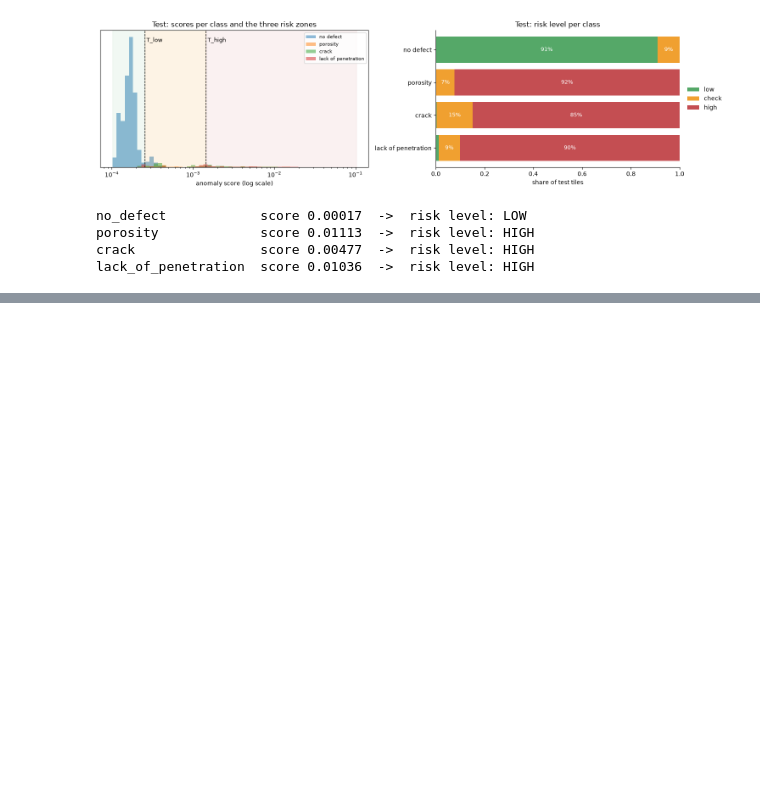
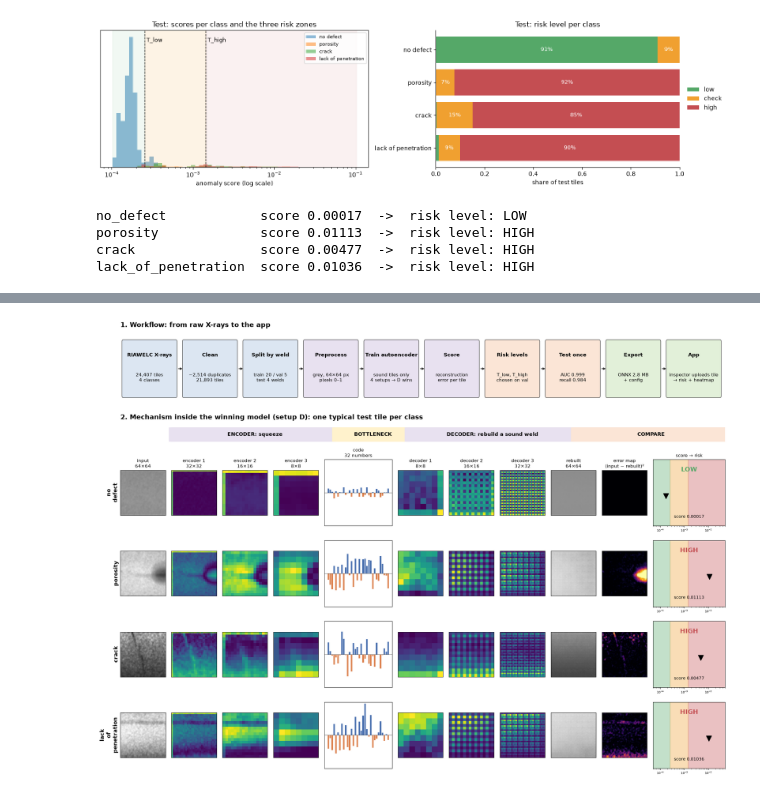
Before and after one commit to TKn0312/hackathon-team1-weld-anomaly, a Jupyter notebook: 01_autoencoder/notebook/autoencoder.ipynb, the cells around one changed output, grey strips where cells are left out. Cells and saved outputs as stored; diff of their text form; code cells hidden in the pictures; blank space fills up the shorter version.

Commit message:
Add pipeline overview: workflow and the mechanism inside the model

```diff
--- a/01_autoencoder/notebook/autoencoder.ipynb
+++ b/01_autoencoder/notebook/autoencoder.ipynb
@@ -1166,0 +1178,89 @@ Ordered by what we expect to learn per hour of work. ⭐ = recommended next.
+# %%
+RISK_COLOURS = {"low": "#55A868", "check": "#F0A030", "high": "#C44E52"}
+fig = plt.figure(figsize=(26, 19))
+outer = fig.add_gridspec(2, 1, height_ratios=[1.0, 4.6], hspace=0.08)
+
+# ---------------- top: workflow ----------------
+ax = fig.add_subplot(outer[0]); ax.set_xlim(0, 100); ax.set_ylim(0, 10); ax.axis("off")
+steps = [
+    ("RIAWELC X-rays", f"24,407 tiles\n4 classes", "#DCE6F2"),
+    ("Clean", "−2,514 duplicates\n21,893 tiles", "#DCE6F2"),
+    ("Split by weld", "train 20 / val 5\ntest 4 welds", "#DCE6F2"),
+    ("Preprocess", f"grey, {IMAGE_SIZE}×{IMAGE_SIZE} px\npixels 0–1", "#E8E1F0"),
+    ("Train autoencoder", "sound tiles only\n4 setups → D wins", "#E8E1F0"),
+    ("Score", "reconstruction\nerror per tile", "#E8E1F0"),
+    ("Risk levels", "T_low, T_high\nchosen on val", "#FBE5D6"),
+    ("Test once", f"AUC {config['test_roc_auc']:.3f}\nrecall {config['test_recall']:.3f}", "#FBE5D6"),
+    ("Export", "ONNX 2.8 MB\n+ config", "#E2F0D9"),
+    ("App", "inspector uploads tile\n→ risk + heatmap", "#E2F0D9"),
+]
+w, gap = 8.6, 1.4
+for i, (title, body, colour) in enumerate(steps):
+    x0 = 0.5 + i * (w + gap)
+    ax.add_patch(FancyBboxPatch((x0, 1.2), w, 7.2, boxstyle="round,pad=0.25", fc=colour, ec="#555", lw=1.2))
+    ax.text(x0 + w / 2, 6.6, title, ha="center", va="center", fontsize=12.5, fontweight="bold")
+    ax.text(x0 + w / 2, 3.6, body, ha="center", va="center", fontsize=10.5)
+    if i < len(steps) - 1:
+        ax.annotate("", xy=(x0 + w + gap - 0.1, 4.8), xytext=(x0 + w + 0.35, 4.8),
+                    arrowprops=dict(arrowstyle="-|>", color="#333", lw=1.6))
+ax.set_title("1. Workflow: from raw X-rays to the app", fontsize=16, loc="left", fontweight="bold")
+
+# ---------------- bottom: mechanism ----------------
+columns = [("input\n64×64", "x", "img"), ("encoder 1\n32×32", "enc0", "feat"), ("encoder 2\n16×16", "enc1", "feat"),
+           ("encoder 3\n8×8", "enc2", "feat"), ("code\n32 numbers", "code", "code"), ("decoder 1\n8×8", "dec0", "feat"),
+           ("decoder 2\n16×16", "dec1", "feat"), ("decoder 3\n32×32", "dec2", "feat"), ("rebuilt\n64×64", "rec", "img"),
+           ("error map\n(input − rebuilt)²", "err", "err"), ("score → risk", "score", "score")]
+inner = outer[1].subgridspec(len(rows) + 1, len(columns), height_ratios=[0.35] + [1] * len(rows),
+                             width_ratios=[1, 1, 1, 1, 1.5, 1, 1, 1, 1, 1, 1.6], wspace=0.12, hspace=0.25)
+
+# header with the encoder / bottleneck / decoder bands
+head = fig.add_subplot(inner[0, :]); head.axis("off"); head.set_xlim(0, 1); head.set_ylim(0, 1)
+head.set_title("2. Mechanism inside the winning model (setup D): one typical test tile per class",
+               fontsize=16, loc="left", fontweight="bold")
+for x0, x1, text, colour in [(0.09, 0.355, "ENCODER: squeeze", "#E8E1F0"), (0.36, 0.475, "BOTTLENECK", "#FFF2CC"),
+                             (0.48, 0.75, "DECODER: rebuild a sound weld", "#E8E1F0"),
+                             (0.755, 1.0, "COMPARE", "#FBE5D6")]:
+    head.add_patch(FancyBboxPatch((x0, 0.15), x1 - x0, 0.6, boxstyle="round,pad=0.01", fc=colour, ec="none"))
+    head.text((x0 + x1) / 2, 0.45, text, ha="center", va="center", fontsize=12, fontweight="bold")
+
+err_max = max(float(r["err"].max()) for r in rows) * 0.5
+s_min, s_max = 5e-5, 5e-2
+for r_i, row in enumerate(rows, start=1):
+    level = risk_level(np.array([row["score"]]))[0]
+    for c_i, (title, key, kind) in enumerate(columns):
+        ax = fig.add_subplot(inner[r_i, c_i])
+        if kind == "img":
+            ax.imshow(row[key], cmap="gray", vmin=0, vmax=1)
+        elif kind == "feat":
+            ax.imshow(feature_mean(row[key]), cmap="viridis")
+        elif kind == "err":
+            ax.imshow(row[key], cmap="inferno", vmin=0, vmax=err_max)
+        elif kind == "code":
+            v = row["code"].numpy()
+            ax.bar(range(len(v)), v, color=["#4C72B0" if a >= 0 else "#DD8452" for a in v], width=0.8)
+            ax.axhline(0, color="#333", lw=0.6)
+            lim = max(abs(r["code"]).max().item() for r in rows) * 1.05
+            ax.set_ylim(-lim, lim)
+        elif kind == "score":
+            ax.set_xscale("log"); ax.set_xlim(s_min, s_max); ax.set_ylim(0, 1)
+            ax.axvspan(s_min, T_LOW, color=RISK_COLOURS["low"], alpha=0.35)
+            ax.axvspan(T_LOW, T_HIGH, color=RISK_COLOURS["check"], alpha=0.35)
+            ax.axvspan(T_HIGH, s_max, color=RISK_COLOURS["high"], alpha=0.35)
+            ax.plot(row["score"], 0.45, marker="v", color="black", markersize=13)
+            ax.text(0.5, 0.82, level.upper(), transform=ax.transAxes, ha="center", fontsize=15,
+                    fontweight="bold", color=RISK_COLOURS[level])
+            ax.text(0.5, 0.12, f"score {row['score']:.5f}", transform=ax.transAxes, ha="center", fontsize=10)
+            ax.tick_params(axis="x", labelsize=7)
+        if kind != "score":
+            ax.set_xticks([]); ax.set_yticks([])
+        else:
+            ax.set_yticks([])
+        if r_i == 1:
+            ax.set_title(title, fontsize=11)
+        if c_i == 0:
+            ax.set_ylabel(row["label"].replace("_", "\n"), fontsize=13, fontweight="bold")
+
+fig.savefig(FIGURES_DIR / "pipeline_overview.png", dpi=110, bbox_inches="tight")
+plt.show()
+# %% [output]
+[figure, added]
```
Also changed, not shown: parts of 11 cells of this notebook.
